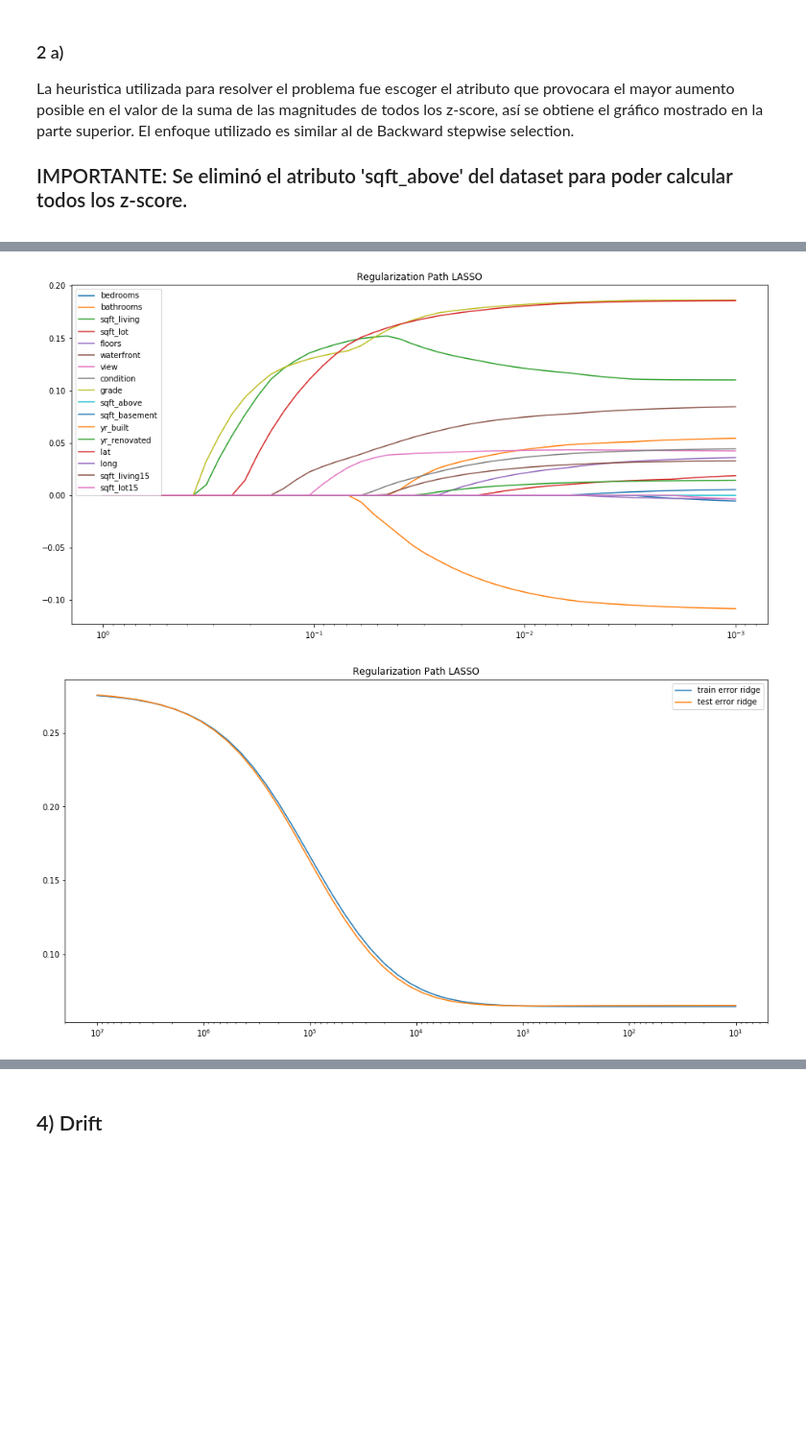
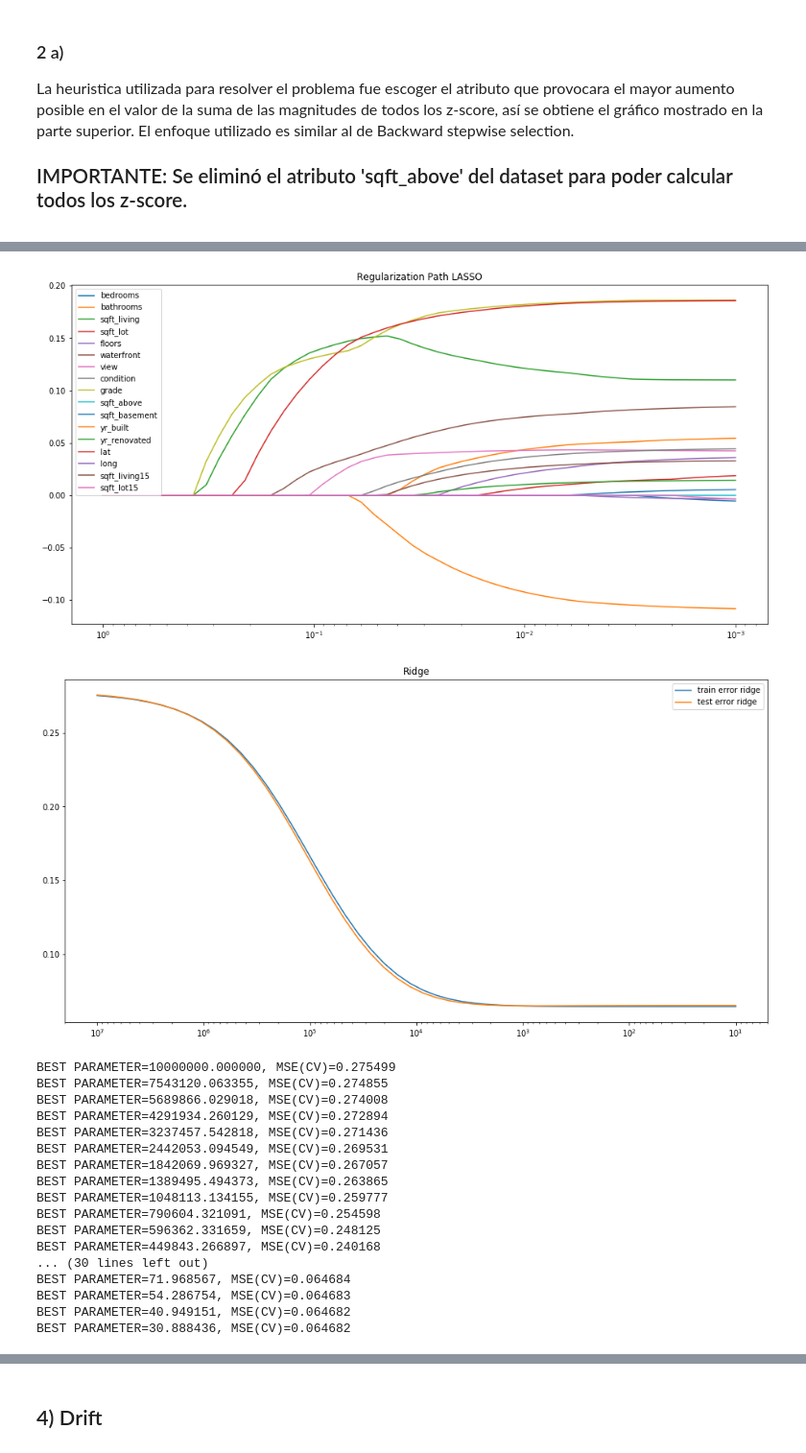
Before and after one commit to fco96/MA-T1, a Jupyter notebook: Tarea 1 - Francisco Olivares - Daniel Pacheco.ipynb, the cells around one changed output, grey strips where cells are left out. Shown: that part at 96% size. Cells and saved outputs as stored; diff of their text form; code cells hidden in the pictures; blank space fills up the shorter version.

```diff
--- a/Tarea 1 - Francisco Olivares - Daniel Pacheco.ipynb
+++ b/Tarea 1 - Francisco Olivares - Daniel Pacheco.ipynb
@@ -412,7 +426,7 @@ La heuristica utilizada para resolver el problema fue escoger el atributo que pr
 from sklearn.linear_model import Ridge
 from sklearn.linear_model import Lasso
 import matplotlib.pylab as plt
-def parte3AB():
+def parte3():
     df = pd.read_csv("kc_house_data.csv")
     df.drop(['id','date','zipcode',],axis=1,inplace=True)
     scaler = StandardScaler()
@@ -486,36 +500,70 @@ def parte3AB():
     plt.legend(loc=2)
     plt.show()
 
     Xtest = X2[np.logical_not(istrain)]
     ytest = y[np.logical_not(istrain)]
     alphas_ = np.logspace(7,1,base=10)
     coefs = []
     model = Ridge(fit_intercept=True,solver='svd')
     mse_test = []
     mse_train = []
     for a in alphas_:
         model.set_params(alpha=a)
         model.fit(Xtrain, ytrain)
         yhat_train = model.predict(Xtrain)
         yhat_test = model.predict(Xtest)
         mse_train.append(np.mean(np.power(yhat_train - ytrain, 2)))
         mse_test.append(np.mean(np.power(yhat_test - ytest, 2)))
     plt.figure(figsize = (16,8))
     ax = plt.gca()
     ax.plot(alphas_,mse_train,label='train error ridge')
     ax.plot(alphas_,mse_test,label='test error ridge')
-    plt.title('Regularization Path LASSO')
+    plt.title('Ridge')
     plt.legend(loc=1)
     ax.set_xscale('log')
     ax.set_xlim(ax.get_xlim()[::-1])
     plt.show()
 
+    def MSE(y,yhat): return np.mean(np.power(y-yhat,2))
+    Xm = Xtrain.as_matrix()
+    ym = ytrain.as_matrix()
+    from sklearn.model_selection import KFold
+    kf = KFold(n_splits=10)
+    best_cv_mse = float("inf")
+    model = Ridge(fit_intercept=True,solver='svd')
+    alphas_ = alphas_ = np.logspace(7,1,base=10)
+    for a in alphas_:
+        model.set_params(alpha=a)
+        mse_list_k10 = [MSE(model.fit(Xm[train], ym[train]).predict(Xm[val]), ym[val]) for train, val in kf.split(Xm)]
+        if np.mean(mse_list_k10) < best_cv_mse:
+            best_cv_mse = np.mean(mse_list_k10)
+            best_alpha = a
+            print ("BEST PARAMETER=%f, MSE(CV)=%f"%(best_alpha,best_cv_mse))
 
-parte3AB()
+
+
+parte3()
 # %% [output]
 [figure]
 [figure]
-[figure, old version]
+[figure, new version]
+BEST PARAMETER=10000000.000000, MSE(CV)=0.275499
+BEST PARAMETER=7543120.063355, MSE(CV)=0.274855
+BEST PARAMETER=5689866.029018, MSE(CV)=0.274008
+BEST PARAMETER=4291934.260129, MSE(CV)=0.272894
+BEST PARAMETER=3237457.542818, MSE(CV)=0.271436
+BEST PARAMETER=2442053.094549, MSE(CV)=0.269531
+BEST PARAMETER=1842069.969327, MSE(CV)=0.267057
+BEST PARAMETER=1389495.494373, MSE(CV)=0.263865
+BEST PARAMETER=1048113.134155, MSE(CV)=0.259777
+BEST PARAMETER=790604.321091, MSE(CV)=0.254598
+BEST PARAMETER=596362.331659, MSE(CV)=0.248125
+BEST PARAMETER=449843.266897, MSE(CV)=0.240168
+... (30 lines left out)
+BEST PARAMETER=71.968567, MSE(CV)=0.064684
+BEST PARAMETER=54.286754, MSE(CV)=0.064683
+BEST PARAMETER=40.949151, MSE(CV)=0.064682
+BEST PARAMETER=30.888436, MSE(CV)=0.064682
 # %% [markdown]
 ## Desarrollo Regularización
 ### a)
```
Also changed, not shown: parts of 7 cells of this notebook.
